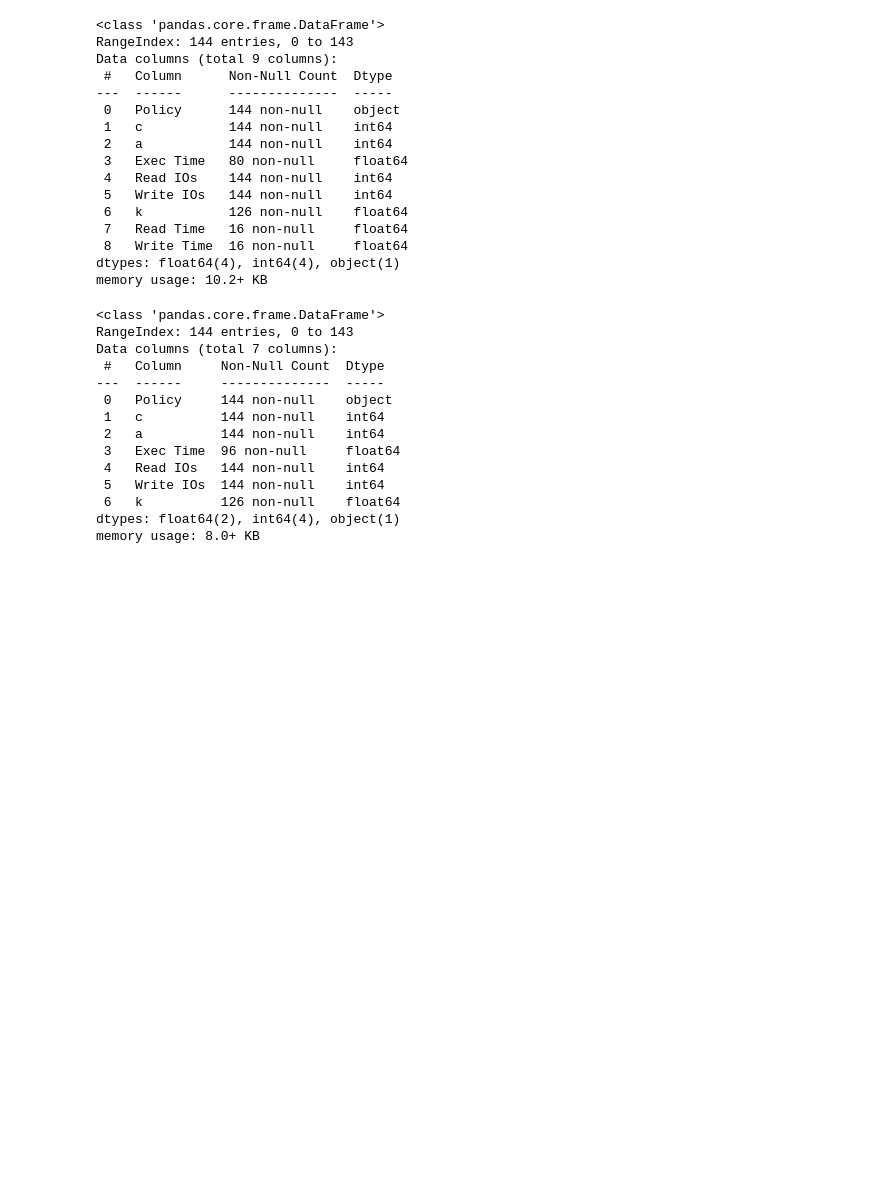
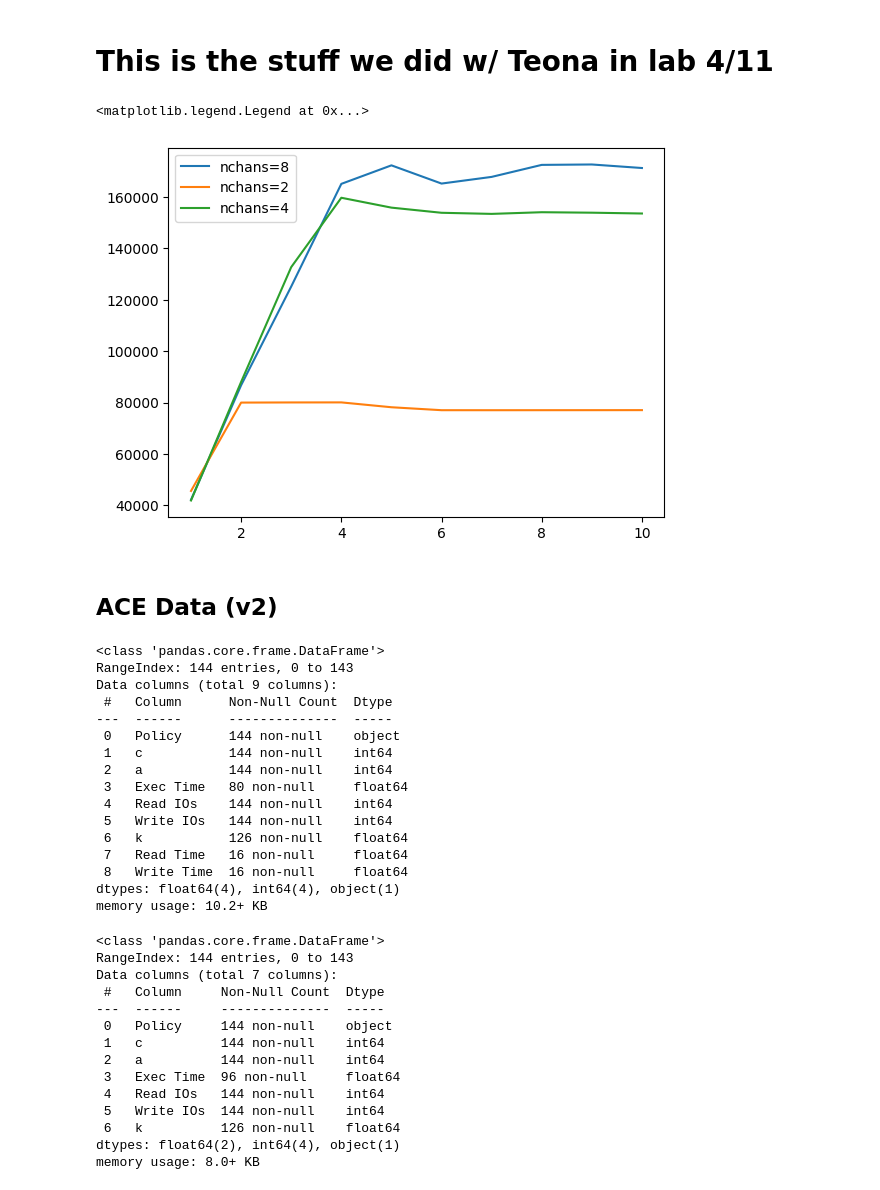
Before and after one commit to uenot/cs561-fproj-data, a Jupyter notebook: analysis.ipynb, the cells around one changed output. Cells and saved outputs as stored; diff of their text form; code cells hidden in the pictures; blank space fills up the shorter version.

```diff
--- a/analysis.ipynb
+++ b/analysis.ipynb
@@ -4,3 +80,21 @@ import seaborn as sns
+# %% [markdown]
+# This is the stuff we did w/ Teona in lab 4/11
+# %%
+# [285, 307, 307, 326, 322]
+# [43065, 89606, 133148, 173500, 169783]
+data = [42172, 86754, 125171, 165122, 172329, 165239, 167835, 172510, 172669, 171293]
+data2 = [45604, 79994, 80050, 80070, 78182, 77034, 77027, 77036, 77046, 77060]
+data3 = [41895, 88034, 132722, 159716, 155874, 153869, 153439, 154088, 153905, 153587]
+x = range(1, 11)
+plt.plot(x, data, label='nchans=8')
+plt.plot(x, data2, label='nchans=2')
+plt.plot(x, data3, label='nchans=4')
+plt.legend()
+# %% [output]
+<matplotlib.legend.Legend at 0x...>
+[figure, added]
+# %% [markdown]
+## ACE Data (v2)
 # %%
 # ./buffermanager -b 20 -x 100000 -k 8 -a 5
 raw_data = [
```
Also changed, not shown: parts of 7 cells of this notebook.
